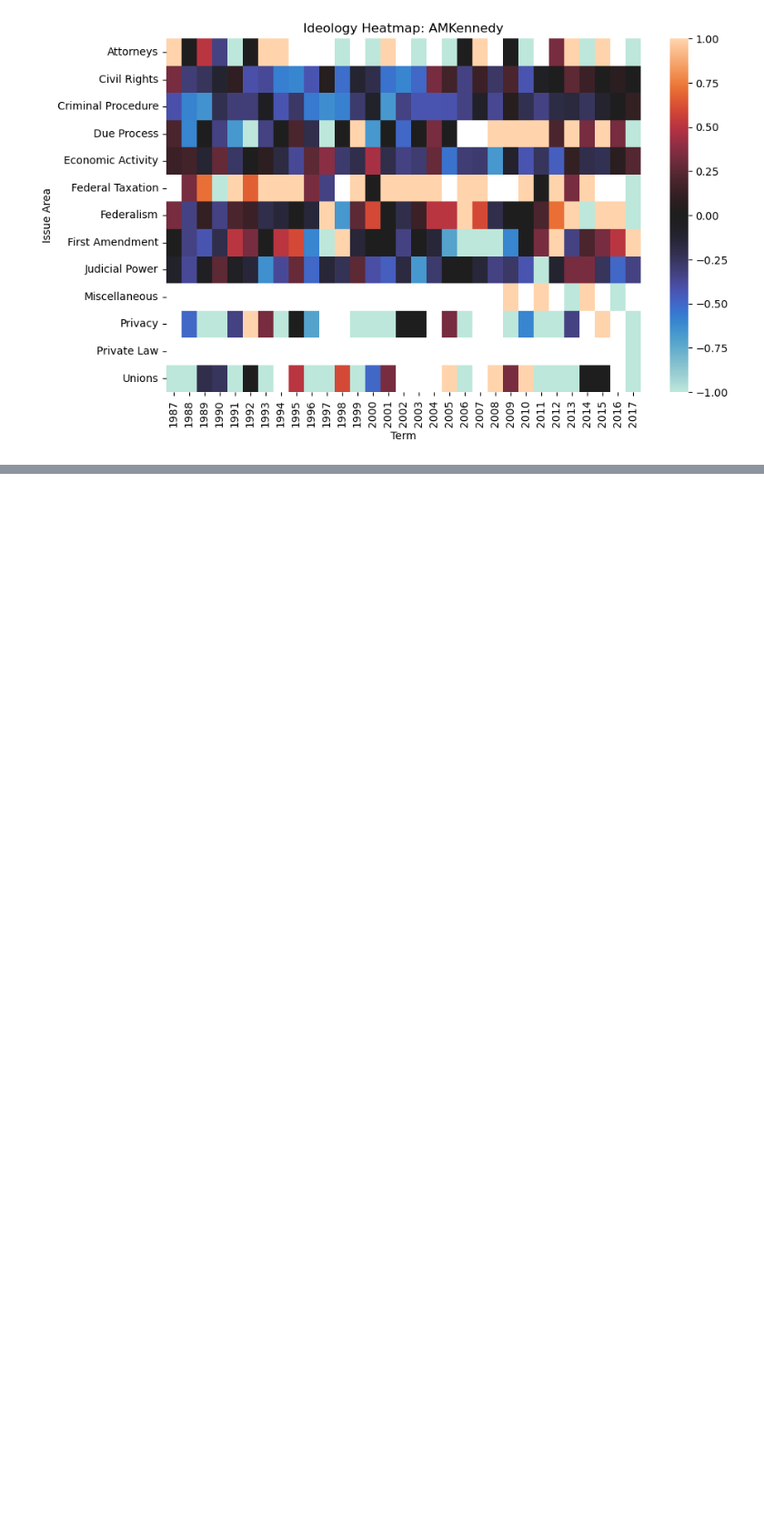
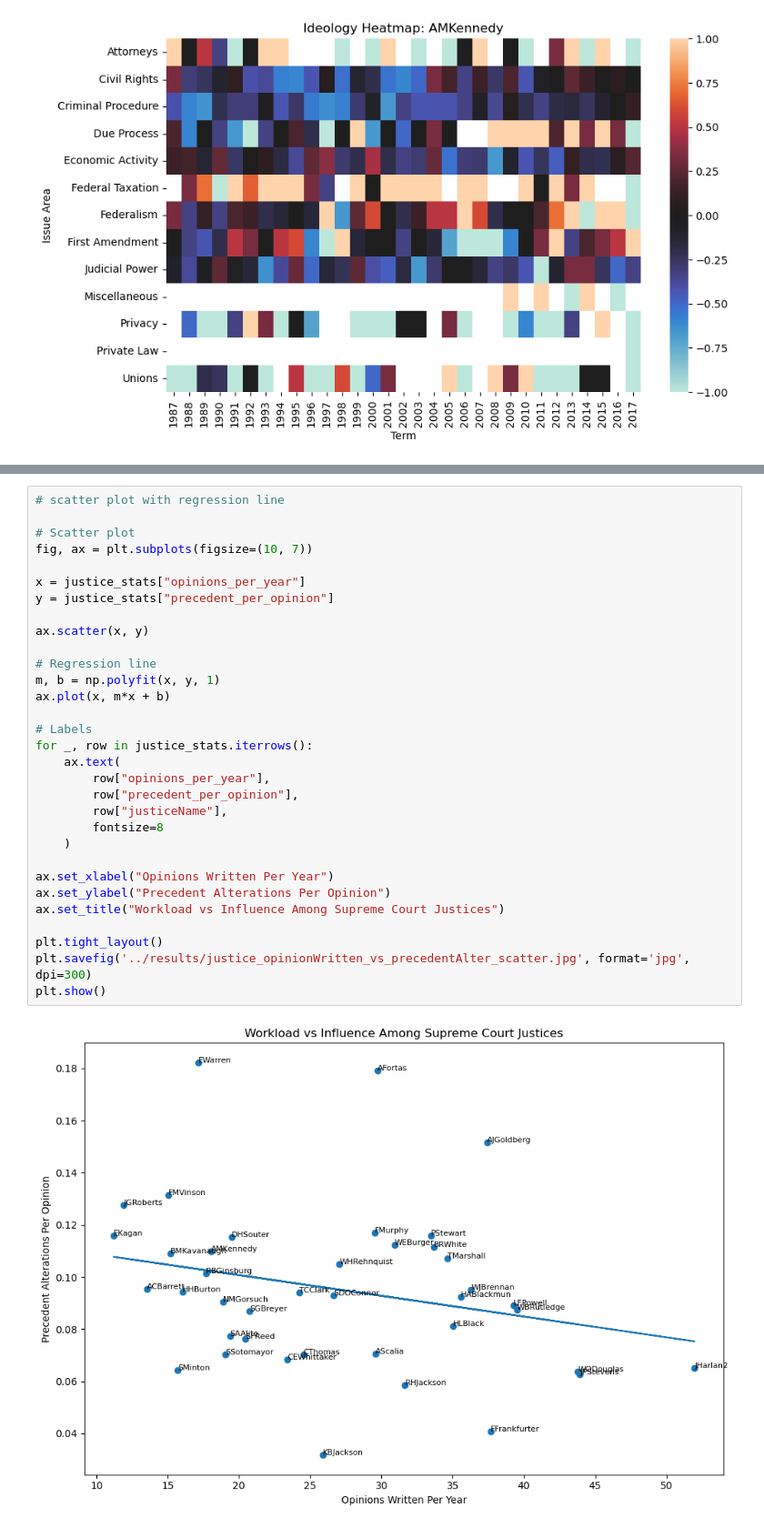
Before and after one commit to zs-zhuang/Supreme-Court-Case-Analytics, a Jupyter notebook: notebooks/justice_behavior.ipynb, the cells around one changed output, grey strips where cells are left out. Shown at 91% size. Saved outputs shown, nothing was run; the diff lists cells and outputs as text; blank space fills up the shorter version.

Commit message:
new analysis: add analysis of opinion writing vs precedent alteration (2026-05-20 16:20:55)

```diff
--- a/notebooks/justice_behavior.ipynb
+++ b/notebooks/justice_behavior.ipynb
@@ -435,0 +518,33 @@ plot_heatmap("AMKennedy")
+# %%
+# scatter plot with regression line
+
+# Scatter plot
+fig, ax = plt.subplots(figsize=(10, 7))
+
+x = justice_stats["opinions_per_year"]
+y = justice_stats["precedent_per_opinion"]
+
+ax.scatter(x, y)
+
+# Regression line
+m, b = np.polyfit(x, y, 1)
+ax.plot(x, m*x + b)
+
+# Labels
+for _, row in justice_stats.iterrows():
+    ax.text(
+        row["opinions_per_year"],
+        row["precedent_per_opinion"],
+        row["justiceName"],
+        fontsize=8
+    )
+
+ax.set_xlabel("Opinions Written Per Year")
+ax.set_ylabel("Precedent Alterations Per Opinion")
+ax.set_title("Workload vs Influence Among Supreme Court Justices")
+
+plt.tight_layout()
+plt.savefig('../results/justice_opinionWritten_vs_precedentAlter_scatter.jpg', format='jpg', dpi=300)
+plt.show()
+# %% [output]
+[figure, added]
```
Also changed, not shown: parts of 2 cells of this notebook, 3 other files.
